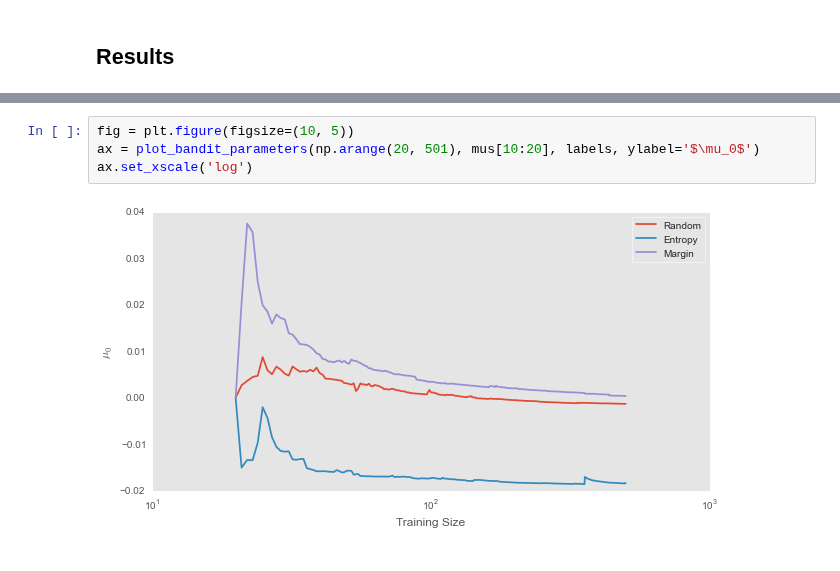
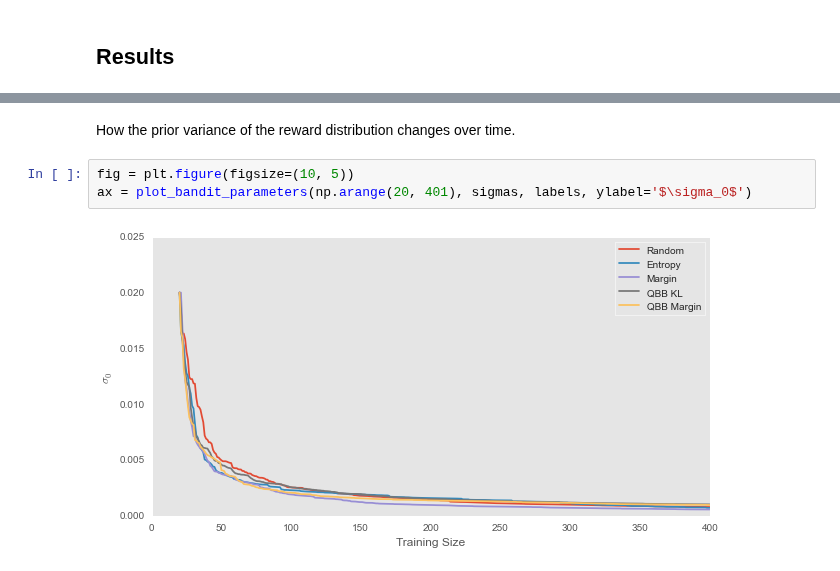
Before and after one commit to chengsoonong/mclass-sky, a Jupyter notebook: projects/alasdair/notebooks/08_bandits.ipynb, the cells around one changed output, grey strips where cells are left out. Drawn from its saved outputs; the diff is of its cells as text.

```diff
--- a/projects/alasdair/notebooks/08_bandits.ipynb
+++ b/projects/alasdair/notebooks/08_bandits.ipynb
@@ -122,6 +126,7 @@ ax.set_xscale('log')
+# %% [markdown]
+How the prior variance of the reward distribution changes over time.
 # %%
 fig = plt.figure(figsize=(10, 5))
-ax = plot_bandit_parameters(np.arange(20, 501), mus[10:20], labels, ylabel='$\mu_0$')
-ax.set_xscale('log')
+ax = plot_bandit_parameters(np.arange(20, 401), sigmas, labels, ylabel='$\sigma_0$')
 # %% [output]
-[figure, old version]
+[figure, new version]
```
Also changed, not shown: parts of 11 cells of this notebook, 6 other files.
